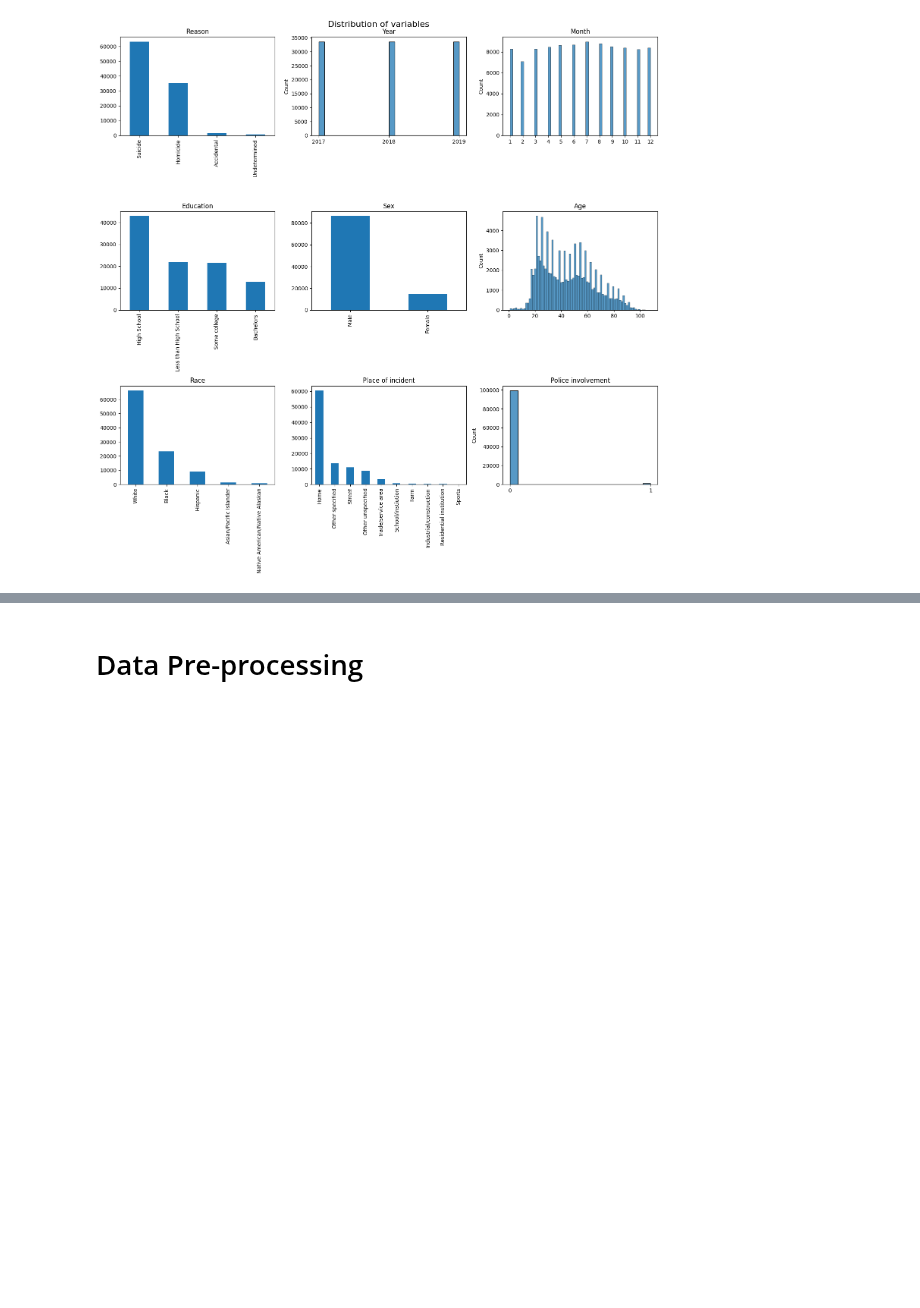
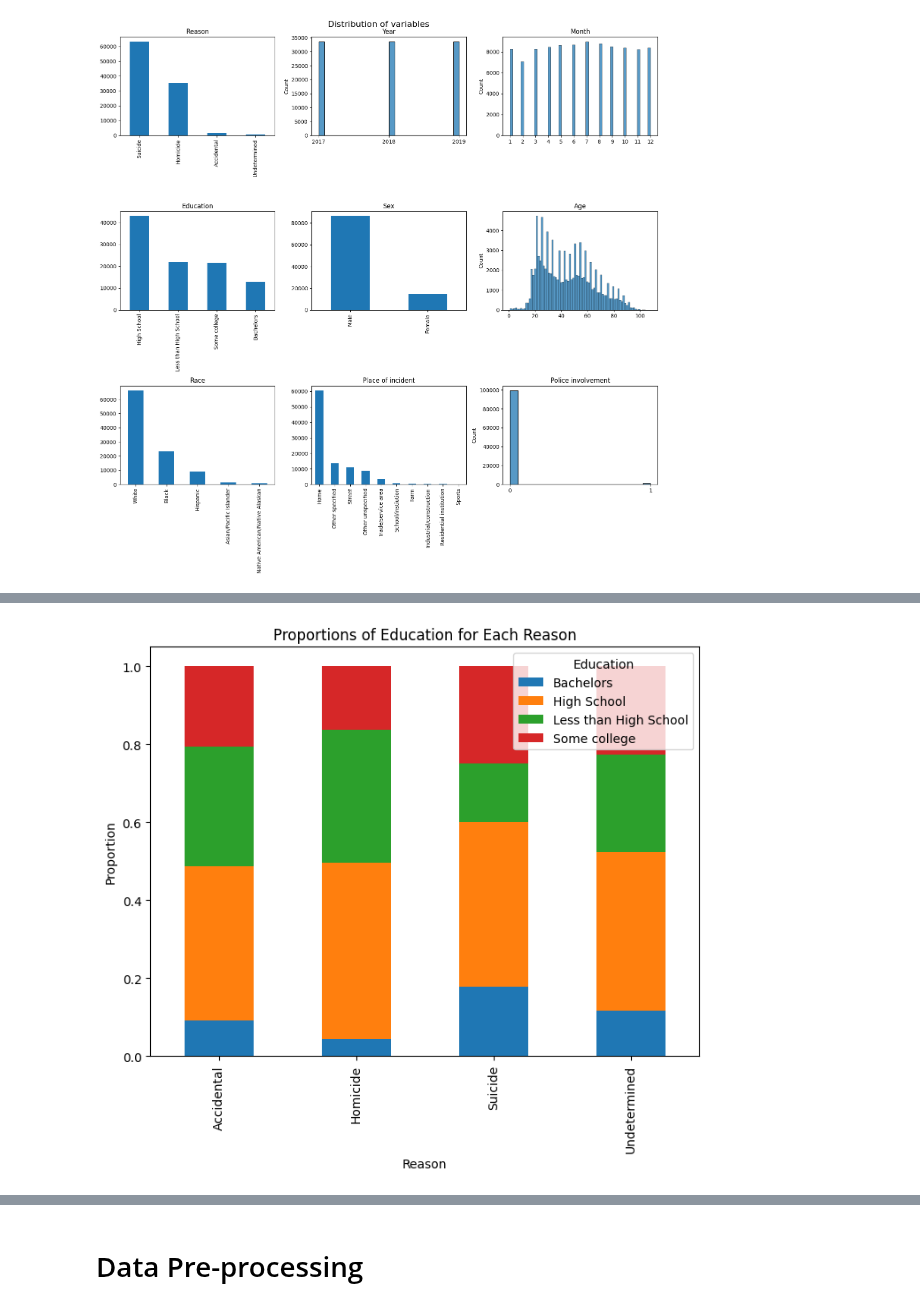
Before and after one commit to ahuang28/cs3244_final_project, a Jupyter notebook: code.ipynb, the cells around one changed output, grey strips where cells are left out. Saved outputs shown, nothing was run; the diff lists cells and outputs as text; code cells hidden in the pictures; blank space fills up the shorter version.

```diff
--- a/code.ipynb
+++ b/code.ipynb
@@ -95,0 +109,12 @@ plt.tight_layout()
+# %%
+crosstab = pd.crosstab(df['Reason'], df['Education'], normalize='index')
+
+crosstab.plot(kind='bar', stacked=True, figsize=(8, 6))
+
+plt.xlabel('Reason')
+plt.ylabel('Proportion')
+plt.title('Proportions of Education for Each Reason')
+
+plt.show()
+# %% [output]
+[figure, added]
```
Also changed, not shown: parts of 27 cells of this notebook.
